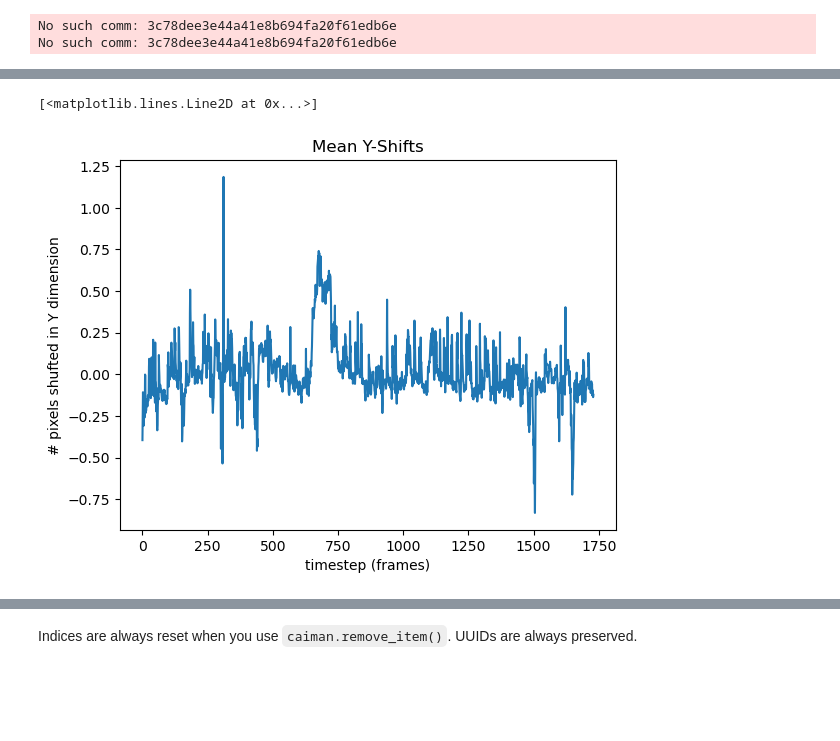
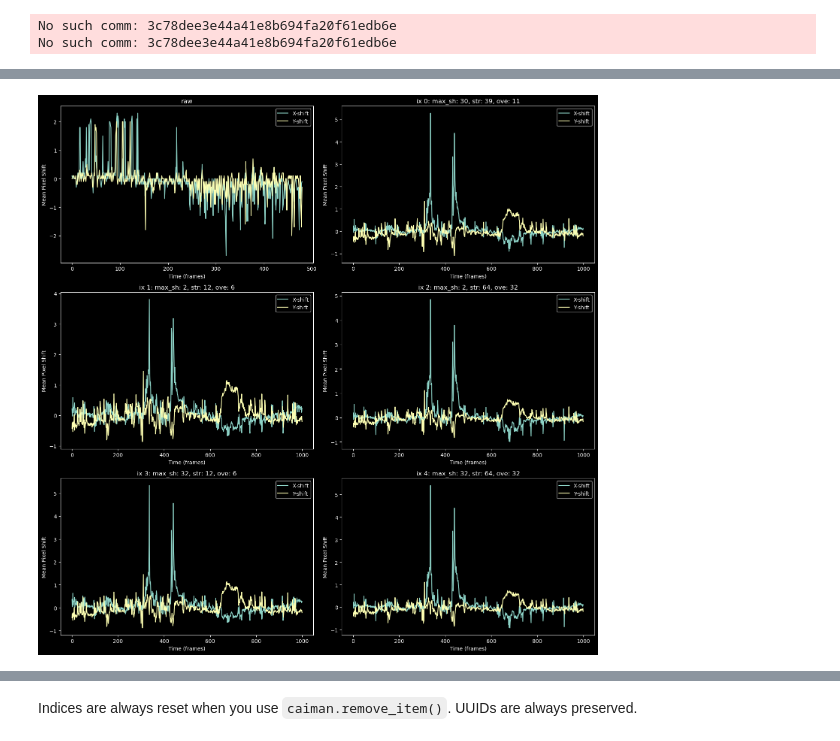
Before and after one commit to MillerBrainObservatory/LBM-CaImAn-Python, a Jupyter notebook: demos/notebooks/motion_correction.ipynb, the cells around one changed output, grey strips where cells are left out. Saved outputs shown, nothing was run; the diff lists cells and outputs as text; code cells hidden in the pictures; blank space fills up the shorter version.

Commit message:
finish motion correction examples, remove correlation image

```diff
--- a/demos/notebooks/motion_correction.ipynb
+++ b/demos/notebooks/motion_correction.ipynb
@@ -723,10 +584,31 @@ plt.show()
-# %%
-xr = list(range(1730))
-
-plt.title('Mean Y-Shifts') # TODO: std error bars, napari layer
-plt.xlabel("timestep (frames)")
-plt.ylabel("# pixels shufted in Y dimension")
-plt.plot(xr, shiftsy_mean)
-# %% [output]
-[<matplotlib.lines.Line2D at 0x...>]
-[figure, removed]
+# %%
+# Prepare the 3x3 figure
+fig, axes = plt.subplots(3, 2, figsize=(15, 15))
+axes = axes.ravel()
+
+# Plot shifts for each movie
+for idx, (shift, ax, name) in enumerate(zip(shifts, axes, subplot_names)):
+    if len(shift) > plane:  # Check for multi-plane data
+        shift_plane = shift[plane]
+    else:
+        shift_plane = shift
+
+    shiftsx = [x[0] for x in shift_plane]
+    shiftsy = [x[1] for x in shift_plane]
+    shiftsx_mean = [np.mean(x) for x in shiftsx]
+    shiftsy_mean = [np.mean(y) for y in shiftsy]
+    xr = list(range(len(shiftsx_mean)))
+
+    # Plot mean shifts with labels
+    ax.plot(xr, shiftsx_mean, label="X-shift")
+    ax.plot(xr, shiftsy_mean, label="Y-shift")
+    ax.set_title(name)
+    ax.set_xlabel("Time (frames)")
+    ax.set_ylabel("Mean Pixel Shift")
+    ax.legend()
+
+# Adjust layout for better visibility
+plt.tight_layout()
+plt.show()
+# %% [output]
+[figure, added]
```
Also changed, not shown: parts of 46 cells of this notebook.
